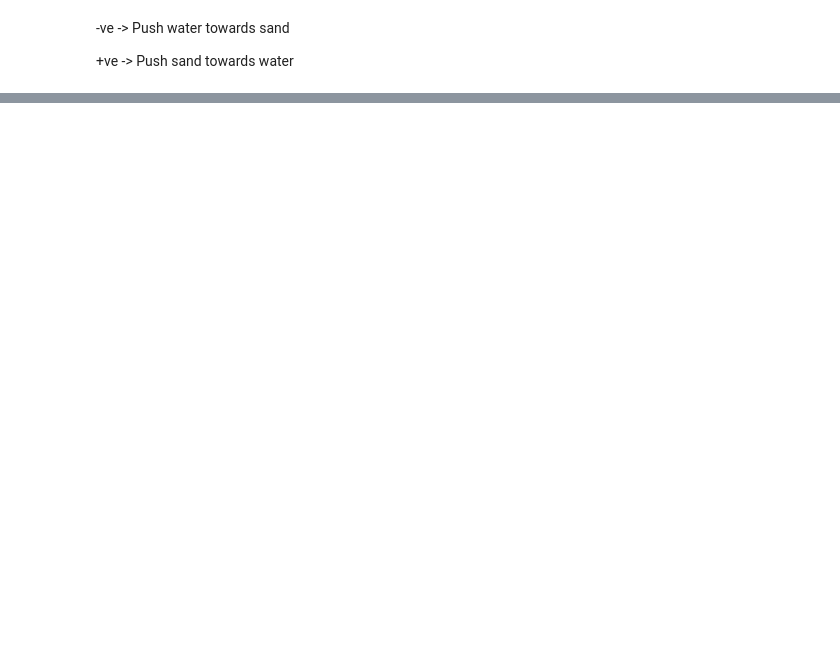
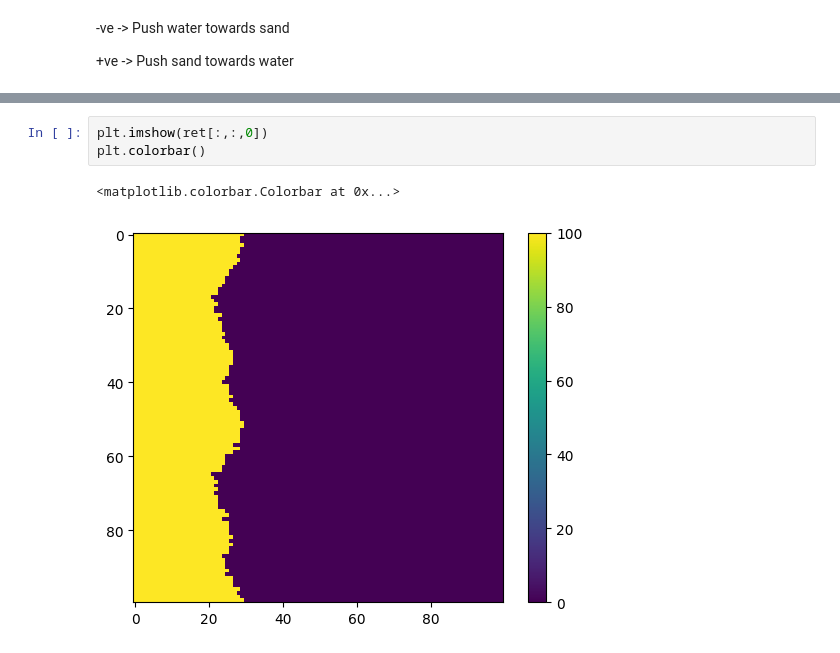
Before and after one commit to AmoghSingh25/ML_PW_Proj, a Jupyter notebook: Simulation.ipynb, the cells around one changed output, grey strips where cells are left out. Saved outputs shown, nothing was run; the diff lists cells and outputs as text; blank space fills up the shorter version.

```diff
--- a/Simulation.ipynb
+++ b/Simulation.ipynb
@@ -180,0 +236,6 @@ Bayesian optimization to get the parameters accurate to simulate the japan shore
+# %%
+plt.imshow(ret[:,:,0])
+plt.colorbar()
+# %% [output]
+<matplotlib.colorbar.Colorbar at 0x...>
+[figure, added]
```
Also changed, not shown: parts of 18 cells of this notebook, 1 other file.
